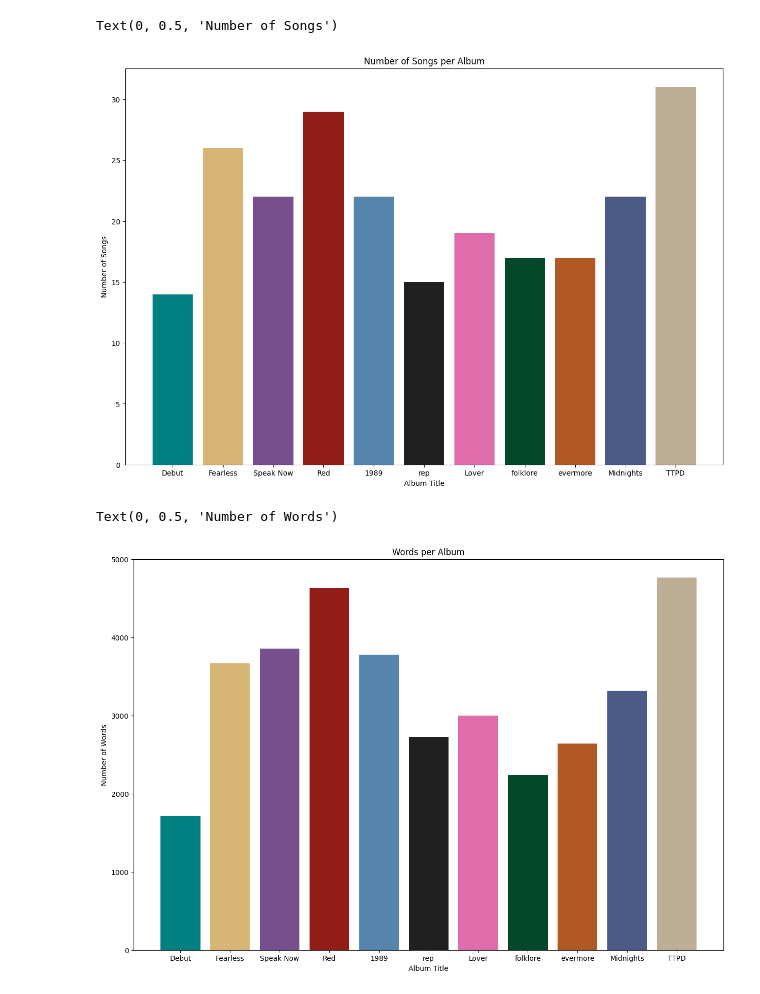
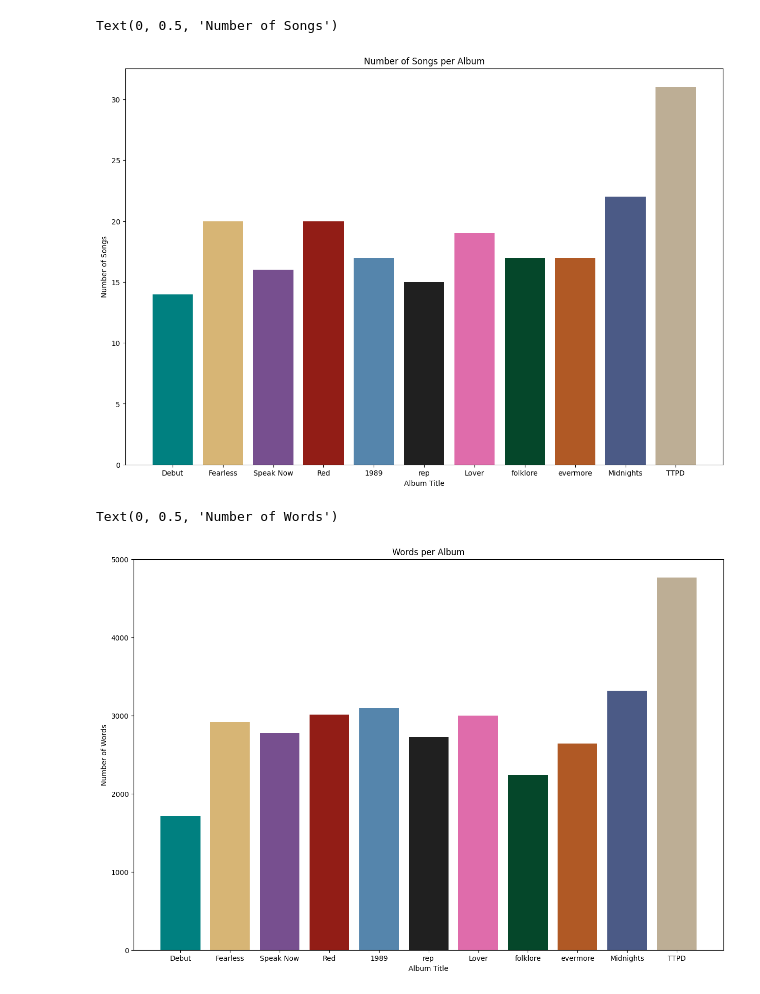
Before and after one commit to sarah-baskin/Analyzing-The-Eras-Tour, a Jupyter notebook: Analysis.ipynb, the cells around one changed output. Drawn from its saved outputs; the diff is of its cells as text; code cells hidden in the pictures.

```diff
--- a/Analysis.ipynb
+++ b/Analysis.ipynb
@@ -30,11 +31,11 @@ most_used_words = list
 all_words_in_album = defaultdict(str)
 
 # Iterates over all of the directories
-for root, dirs, files in os.walk('Songs', topdown=True):
+for root, dirs, files in os.walk('songs_excl_ftv', topdown=True):
 
     for dir in dirs:
-        for file in os.listdir(os.path.join("Songs/", dir)):
-            title = os.path.join(f"Songs/{dir}", file)
+        for file in os.listdir(os.path.join("songs_excl_ftv/", dir)):
+            title = os.path.join(f"songs_excl_ftv/{dir}", file)
             words = []
             with open(title) as t:
                 word_list = []
@@ -44,6 +45,10 @@ for root, dirs, files in os.walk('Songs', topdown=True):
 # %%
 # List that holds all of the words in every song
 all_words = []
+
+swear_count = 0
+
+swear_dictionary = {}
 
 for album, song in lyrics.items():
 
@@ -68,6 +73,11 @@ for album, song in lyrics.items():
         words_per_song[album][title] = total_sum
         unique_words_per_song[album][title] = unique_sum
 
+        profanity_bool = profanity.contains_profanity(" ".join(word_list))
+        if profanity_bool:
+            swear_count += 1
+
+
         for word in word_list:
             album_words.append(word)
             all_words.append(word)
@@ -80,6 +90,8 @@ for album, song in lyrics.items():
 
     all_words_in_album[album] = " ".join(album_words)
 
+    swear_dictionary[album] = swear_count/num_songs[album]
+
 for album, sum in words_per_album.items():
 
     # saves the average number of words per song per album
@@ -282,3 +298,12 @@ albums = ["Taylor Swift", "Fearless (Taylor's Version)", "Speak Now (Taylor's Ve
 shortenings = ["Debut", "Fearless", "Speak Now",
           "Red", "1989", "rep", "Lover",
           "folklore", "evermore", "Midnights", "TTPD"]
+# %%
+plt.figure(figsize=(15, 10))
+
+for i, album in enumerate(albums):
+    plt.bar(shortenings[i], swear_dictionary[album], color=color[i])
+
+plt.title("Profanity per Ablum")
+plt.xlabel("Album Title")
+plt.ylabel("Number of Songs")
@@ -285,16 +313,15 @@ shortenings = ["Debut", "Fearless", "Speak Now",
 # %%
-color = ['#008080', '#D7B575', '#774F8F', '#921D16', '#5585AC', '#202020', '#df6cab', '#05472A', '#B05925', '#4B5A86', '#BDAE95']
 plt.figure(figsize=(15, 10))
 
 for i, album in enumerate(albums):
     plt.bar(shortenings[i], num_songs[album], color=color[i])
 
 plt.title("Number of Songs per Album")
 plt.xlabel("Album Title")
 plt.ylabel("Number of Songs")
 # %% [output]
 Text(0, 0.5, 'Number of Songs')
-[figure, old version]
+[figure, new version]
 # %%
 plt.figure(figsize=(15, 10))
 
@@ -306,7 +333,7 @@ plt.xlabel("Album Title")
 plt.ylabel("Number of Words")
 # %% [output]
 Text(0, 0.5, 'Number of Words')
-[figure, old version]
+[figure, new version]
 # %%
 plt.figure(figsize=(15, 10))
 
```
Also changed, not shown: parts of 16 cells of this notebook, 2 other files.
